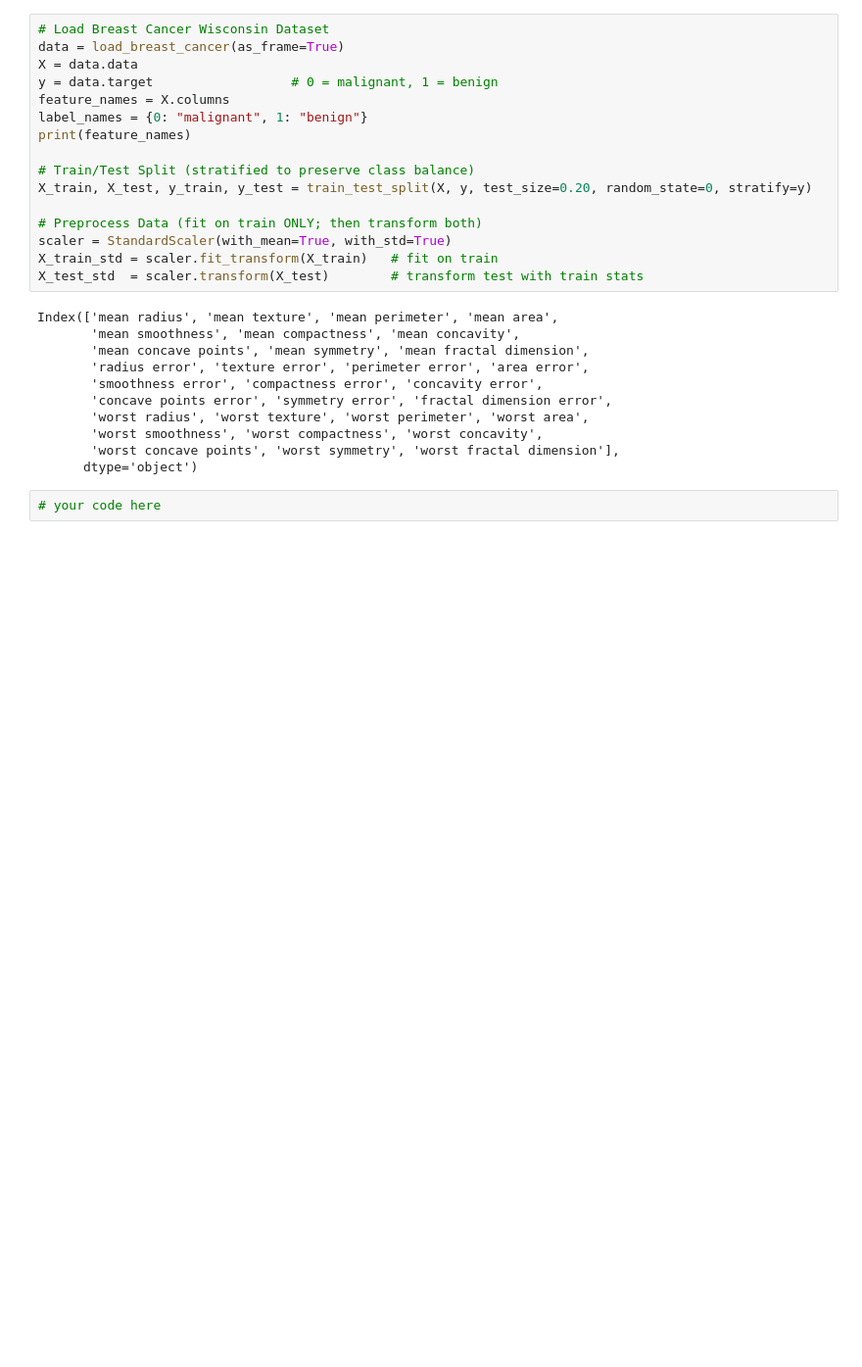
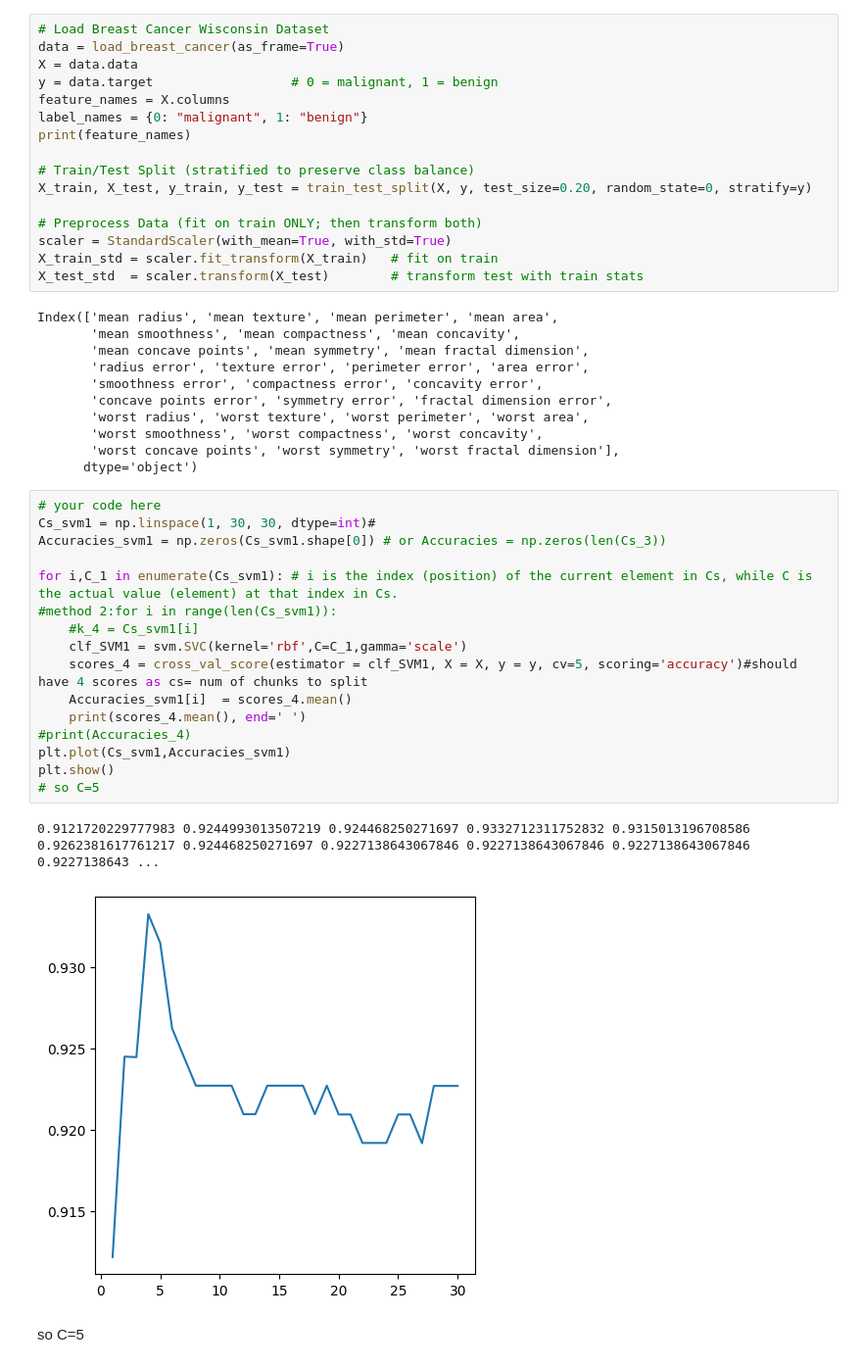
Before and after one commit to Yuyang-Yao/Math_-5750_Project1, a Jupyter notebook: project1.ipynb, the cells around one changed output. Shown at 98% size. Cells and saved outputs as stored; diff of their text form; blank space fills up the shorter version.

```diff
--- a/project1.ipynb
+++ b/project1.ipynb
@@ -461,5 +486,24 @@ Index(['mean radius', 'mean texture', 'mean perimeter', 'mean area',
        'worst smoothness', 'worst compactness', 'worst concavity',
        'worst concave points', 'worst symmetry', 'worst fractal dimension'],
       dtype='object')
-# %%
-# your code here
+# %%
+# your code here
+Cs_svm1 = np.linspace(1, 30, 30, dtype=int)#
+Accuracies_svm1 = np.zeros(Cs_svm1.shape[0]) # or Accuracies = np.zeros(len(Cs_3))
+
+for i,C_1 in enumerate(Cs_svm1): # i is the index (position) of the current element in Cs, while C is the actual value (element) at that index in Cs.
+#method 2:for i in range(len(Cs_svm1)):
+    #k_4 = Cs_svm1[i]
+    clf_SVM1 = svm.SVC(kernel='rbf',C=C_1,gamma='scale')
+    scores_4 = cross_val_score(estimator = clf_SVM1, X = X, y = y, cv=5, scoring='accuracy')#should have 4 scores as cs= num of chunks to split
+    Accuracies_svm1[i]  = scores_4.mean()
+    print(scores_4.mean(), end=' ')
+#print(Accuracies_4)
+plt.plot(Cs_svm1,Accuracies_svm1)
+plt.show()
+# so C=5
+# %% [output]
+0.9121720229777983 0.9244993013507219 0.924468250271697 0.9332712311752832 0.9315013196708586 0.9262381617761217 0.924468250271697 0.9227138643067846 0.9227138643067846 0.9227138643067846 0.9227138643 ...
+[figure, added]
+# %% [markdown]
+so C=5
```
Also changed, not shown: parts of 6 cells of this notebook.
